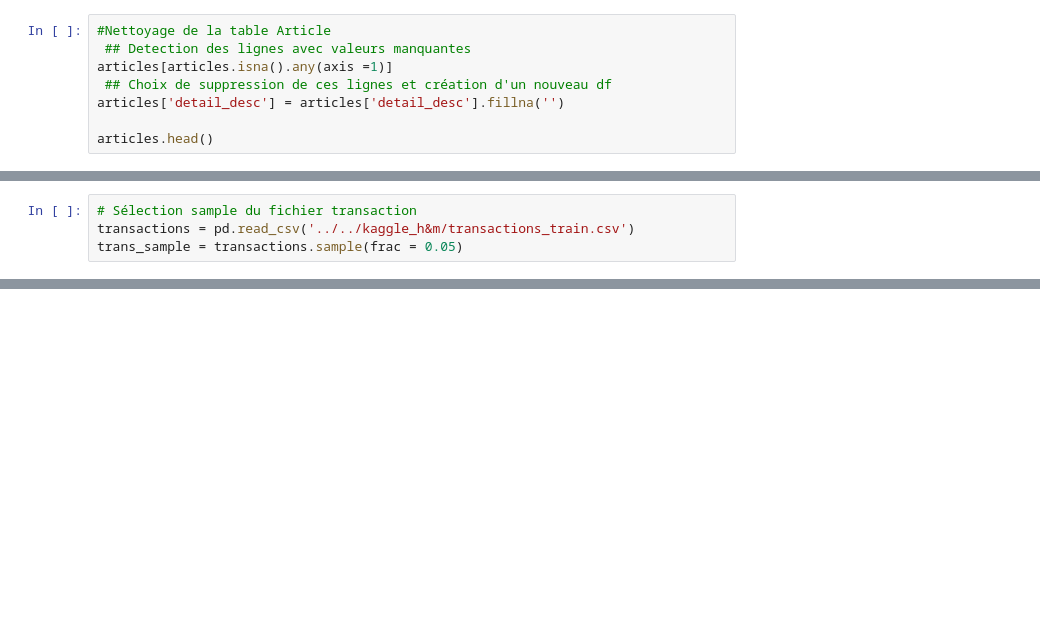
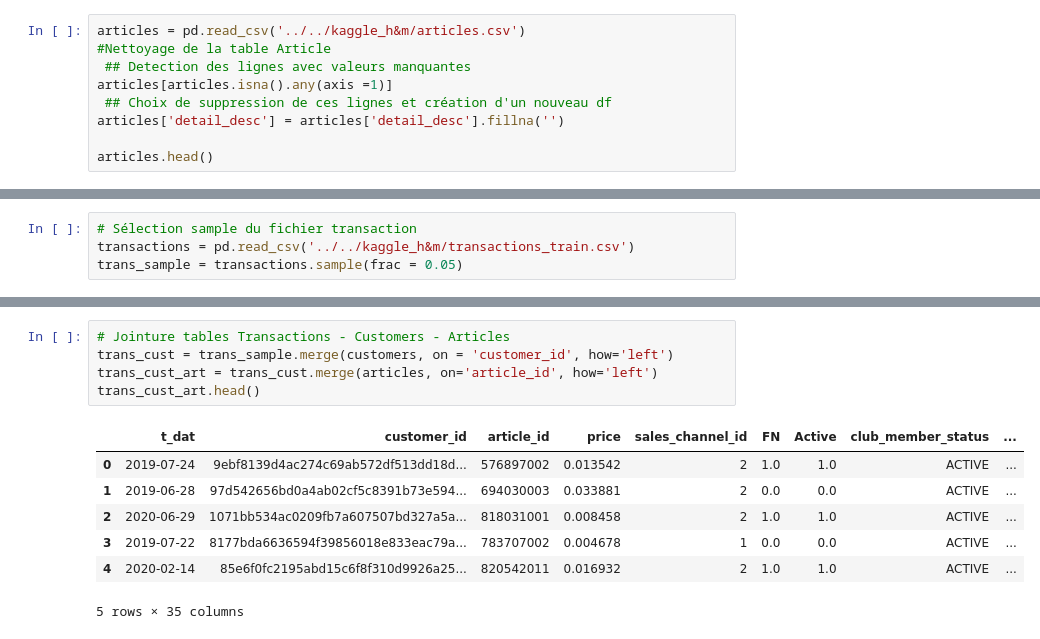
Before and after one commit to treb93/pyhm, a Jupyter notebook: clust_cust.ipynb, the cells around one changed output, grey strips where cells are left out. Drawn from its saved outputs; the diff is of its cells as text; blank space fills up the shorter version.

Commit message:
Loading of articles dataset

```diff
--- a/clust_cust.ipynb
+++ b/clust_cust.ipynb
@@ -68,6 +68,7 @@ customers.head()
 | 3 | 00005ca1c9ed5f5146b52ac8639a40ca9... | 0.0 | 0.0 | ACTIVE | NONE | 54.0 | 5d36574f52495e81f019b680c843c443b... |
 | 4 | 00006413d8573cd20ed7128e53b7b1381... | 1.0 | 1.0 | ACTIVE | Regularly | 52.0 | 25fa5ddee9aac01b35208d01736e57942... |
 # %%
+articles = pd.read_csv('../../kaggle_h&m/articles.csv')
 #Nettoyage de la table Article
  ## Detection des lignes avec valeurs manquantes
 articles[articles.isna().any(axis =1)]
@@ -105 +106,14 @@ trans_sample
 1589416 rows × 5 columns
+# %%
+# Jointure tables Transactions - Customers - Articles
+trans_cust = trans_sample.merge(customers, on = 'customer_id', how='left')
+trans_cust_art = trans_cust.merge(articles, on='article_id', how='left')
+trans_cust_art.head()
+# %% [output]
+|  | t_dat | customer_id | article_id | price | sales_channel_id | FN | Active | club_member_status | ... |
+| 0 | 2019-07-24 | 9ebf8139d4ac274c69ab572df513dd18d... | 576897002 | 0.013542 | 2 | 1.0 | 1.0 | ACTIVE | ... |
+| 1 | 2019-06-28 | 97d542656bd0a4ab02cf5c8391b73e594... | 694030003 | 0.033881 | 2 | 0.0 | 0.0 | ACTIVE | ... |
+| 2 | 2020-06-29 | 1071bb534ac0209fb7a607507bd327a5a... | 818031001 | 0.008458 | 2 | 1.0 | 1.0 | ACTIVE | ... |
+| 3 | 2019-07-22 | 8177bda6636594f39856018e833eac79a... | 783707002 | 0.004678 | 1 | 0.0 | 0.0 | ACTIVE | ... |
+| 4 | 2020-02-14 | 85e6f0fc2195abd15c6f8f310d9926a25... | 820542011 | 0.016932 | 2 | 1.0 | 1.0 | ACTIVE | ... |
+5 rows × 35 columns
```
Also changed, not shown: parts of 3 cells of this notebook.
